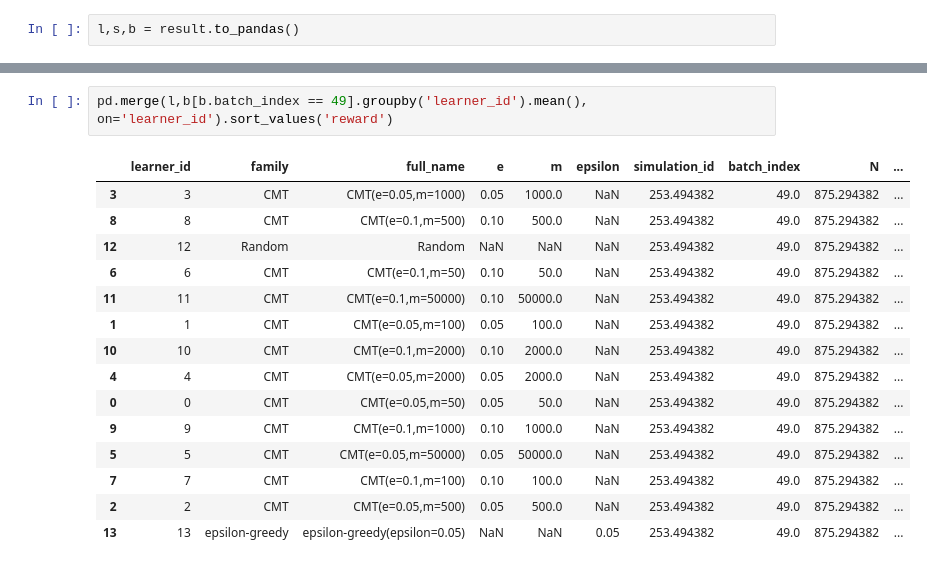
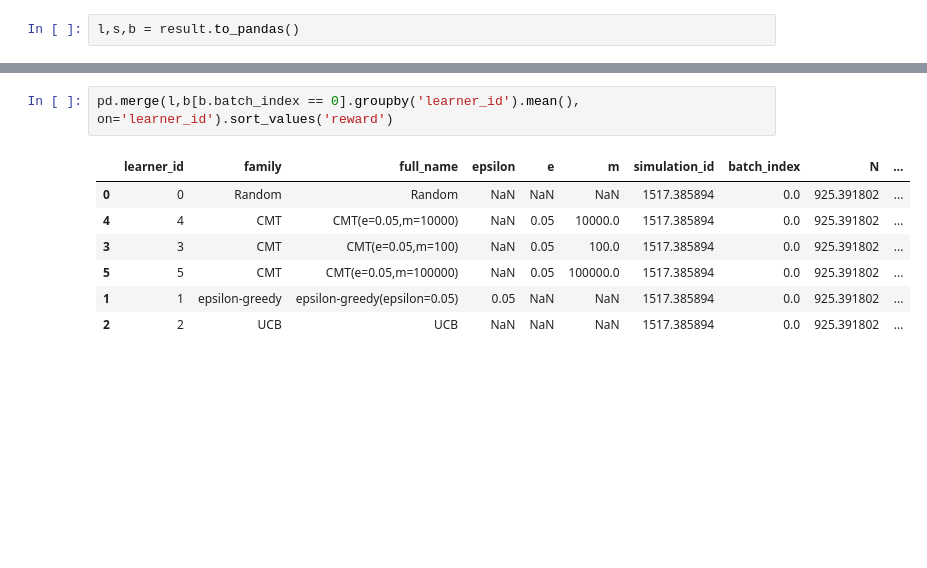
Before and after one commit to pmineiro/memoryrl, a Jupyter notebook: memoryrl_empirical/empirical_results.ipynb, the cells around one changed output, grey strips where cells are left out. Drawn from its saved outputs; the diff is of its cells as text; blank space fills up the shorter version.

```diff
--- a/memoryrl_empirical/empirical_results.ipynb
+++ b/memoryrl_empirical/empirical_results.ipynb
@@ -33,21 +25,13 @@ b.groupby('learner_id').mean().join(l).sort_values('reward')
 # %%
-pd.merge(l,b[b.batch_index == 49].groupby('learner_id').mean(), on='learner_id').sort_values('reward')
+pd.merge(l,b[b.batch_index == 0].groupby('learner_id').mean(), on='learner_id').sort_values('reward')
 # %% [output]
-|  | learner_id | family | full_name | e | m | epsilon | simulation_id | batch_index | N | ... |
-| 3 | 3 | CMT | CMT(e=0.05,m=1000) | 0.05 | 1000.0 | NaN | 253.494382 | 49.0 | 875.294382 | ... |
-| 8 | 8 | CMT | CMT(e=0.1,m=500) | 0.10 | 500.0 | NaN | 253.494382 | 49.0 | 875.294382 | ... |
-| 12 | 12 | Random | Random | NaN | NaN | NaN | 253.494382 | 49.0 | 875.294382 | ... |
-| 6 | 6 | CMT | CMT(e=0.1,m=50) | 0.10 | 50.0 | NaN | 253.494382 | 49.0 | 875.294382 | ... |
-| 11 | 11 | CMT | CMT(e=0.1,m=50000) | 0.10 | 50000.0 | NaN | 253.494382 | 49.0 | 875.294382 | ... |
-| 1 | 1 | CMT | CMT(e=0.05,m=100) | 0.05 | 100.0 | NaN | 253.494382 | 49.0 | 875.294382 | ... |
-| 10 | 10 | CMT | CMT(e=0.1,m=2000) | 0.10 | 2000.0 | NaN | 253.494382 | 49.0 | 875.294382 | ... |
-| 4 | 4 | CMT | CMT(e=0.05,m=2000) | 0.05 | 2000.0 | NaN | 253.494382 | 49.0 | 875.294382 | ... |
-| 0 | 0 | CMT | CMT(e=0.05,m=50) | 0.05 | 50.0 | NaN | 253.494382 | 49.0 | 875.294382 | ... |
-| 9 | 9 | CMT | CMT(e=0.1,m=1000) | 0.10 | 1000.0 | NaN | 253.494382 | 49.0 | 875.294382 | ... |
-| 5 | 5 | CMT | CMT(e=0.05,m=50000) | 0.05 | 50000.0 | NaN | 253.494382 | 49.0 | 875.294382 | ... |
-| 7 | 7 | CMT | CMT(e=0.1,m=100) | 0.10 | 100.0 | NaN | 253.494382 | 49.0 | 875.294382 | ... |
-| 2 | 2 | CMT | CMT(e=0.05,m=500) | 0.05 | 500.0 | NaN | 253.494382 | 49.0 | 875.294382 | ... |
-| 13 | 13 | epsilon-greedy | epsilon-greedy(epsilon=0.05) | NaN | NaN | 0.05 | 253.494382 | 49.0 | 875.294382 | ... |
+|  | learner_id | family | full_name | epsilon | e | m | simulation_id | batch_index | N | ... |
+| 0 | 0 | Random | Random | NaN | NaN | NaN | 1517.385894 | 0.0 | 925.391802 | ... |
+| 4 | 4 | CMT | CMT(e=0.05,m=10000) | NaN | 0.05 | 10000.0 | 1517.385894 | 0.0 | 925.391802 | ... |
+| 3 | 3 | CMT | CMT(e=0.05,m=100) | NaN | 0.05 | 100.0 | 1517.385894 | 0.0 | 925.391802 | ... |
+| 5 | 5 | CMT | CMT(e=0.05,m=100000) | NaN | 0.05 | 100000.0 | 1517.385894 | 0.0 | 925.391802 | ... |
+| 1 | 1 | epsilon-greedy | epsilon-greedy(epsilon=0.05) | 0.05 | NaN | NaN | 1517.385894 | 0.0 | 925.391802 | ... |
+| 2 | 2 | UCB | UCB | NaN | NaN | NaN | 1517.385894 | 0.0 | 925.391802 | ... |
 # %%
 np.log10(s['interaction_count']).plot(kind="hist")
 # %% [output]
```
Also changed, not shown: parts of 6 cells of this notebook, 8 other files.
